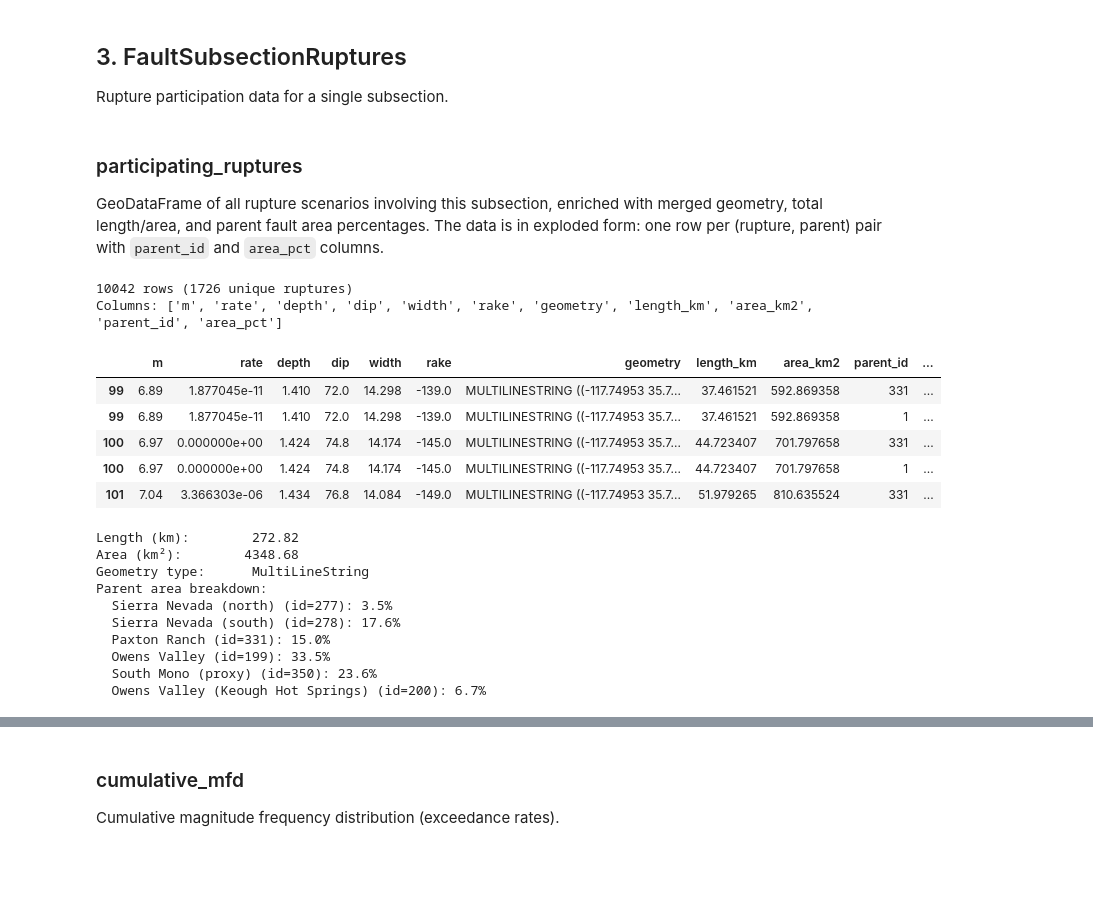
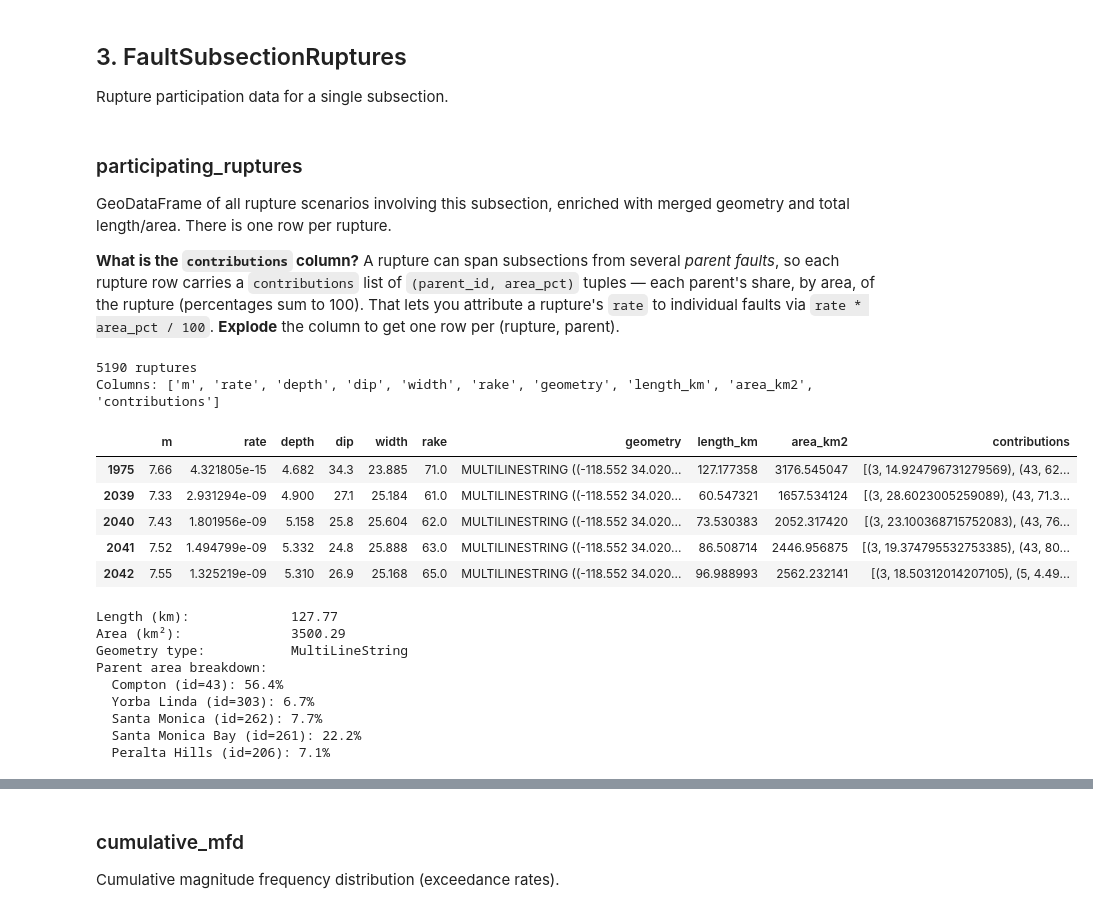
Before and after one commit to asarmy/parserf, a Jupyter notebook: examples/2-subsections.ipynb, the cells around one changed output, grey strips where cells are left out. Drawn from its saved outputs; the diff is of its cells as text; code cells hidden in the pictures; blank space fills up the shorter version.

```diff
--- a/examples/2-subsections.ipynb
+++ b/examples/2-subsections.ipynb
@@ -20,7 +20,8 @@ from parserf import (
     get_nearest_subsection_index,
 )
 # %%
+# Coordinate in southern California (nearest parent fault: Compton)
 ds = FaultModelDataset(FaultModel.NSHMP_2023)
-idx = get_nearest_subsection_index(ds, lat=35.77, lon=-117.60)
+idx = get_nearest_subsection_index(ds, lat=33.85, lon=-118.40)
 print("Nearest subsection index:", idx)
 # %% [output]
@@ -77,47 +105,47 @@ Rupture participation data for a single subsection.
 # %% [markdown]
 ### participating_ruptures
 
-GeoDataFrame of all rupture scenarios involving this subsection, enriched with merged
-geometry, total length/area, and parent fault area percentages. The data is in exploded
-form: one row per (rupture, parent) pair with `parent_id` and `area_pct` columns.
+GeoDataFrame of all rupture scenarios involving this subsection, enriched with merged geometry and
+total length/area. There is one row per rupture.
+
+**What is the `contributions` column?** A rupture can span subsections from several *parent faults*,
+so each rupture row carries a `contributions` list of `(parent_id, area_pct)` tuples — each parent's
+share, by area, of the rupture (percentages sum to 100). That lets you attribute a rupture's `rate`
+to individual faults via `rate * area_pct / 100`. **Explode** the column to get one row per
+(rupture, parent).
 # %%
 rups = sub.ruptures.participating_ruptures
-unique_count = rups.index.nunique()
-print(f"{len(rups)} rows ({unique_count} unique ruptures)")
+print(f"{len(rups)} ruptures")
 print("Columns:", list(rups.columns))
 rups.head()
 # %% [output]
-10042 rows (1726 unique ruptures)
-Columns: ['m', 'rate', 'depth', 'dip', 'width', 'rake', 'geometry', 'length_km', 'area_km2', 'parent_id', 'area_pct']
+5190 ruptures
+Columns: ['m', 'rate', 'depth', 'dip', 'width', 'rake', 'geometry', 'length_km', 'area_km2', 'contributions']
-|  | m | rate | depth | dip | width | rake | geometry | length_km | area_km2 | parent_id | ... |
-| 99 | 6.89 | 1.877045e-11 | 1.410 | 72.0 | 14.298 | -139.0 | MULTILINESTRING ((-117.74953 35.7... | 37.461521 | 592.869358 | 331 | ... |
-| 99 | 6.89 | 1.877045e-11 | 1.410 | 72.0 | 14.298 | -139.0 | MULTILINESTRING ((-117.74953 35.7... | 37.461521 | 592.869358 | 1 | ... |
-| 100 | 6.97 | 0.000000e+00 | 1.424 | 74.8 | 14.174 | -145.0 | MULTILINESTRING ((-117.74953 35.7... | 44.723407 | 701.797658 | 331 | ... |
-| 100 | 6.97 | 0.000000e+00 | 1.424 | 74.8 | 14.174 | -145.0 | MULTILINESTRING ((-117.74953 35.7... | 44.723407 | 701.797658 | 1 | ... |
-| 101 | 7.04 | 3.366303e-06 | 1.434 | 76.8 | 14.084 | -149.0 | MULTILINESTRING ((-117.74953 35.7... | 51.979265 | 810.635524 | 331 | ... |
+|  | m | rate | depth | dip | width | rake | geometry | length_km | area_km2 | contributions |
+| 1975 | 7.66 | 4.321805e-15 | 4.682 | 34.3 | 23.885 | 71.0 | MULTILINESTRING ((-118.552 34.020... | 127.177358 | 3176.545047 | [(3, 14.924796731279569), (43, 62... |
+| 2039 | 7.33 | 2.931294e-09 | 4.900 | 27.1 | 25.184 | 61.0 | MULTILINESTRING ((-118.552 34.020... | 60.547321 | 1657.534124 | [(3, 28.6023005259089), (43, 71.3... |
+| 2040 | 7.43 | 1.801956e-09 | 5.158 | 25.8 | 25.604 | 62.0 | MULTILINESTRING ((-118.552 34.020... | 73.530383 | 2052.317420 | [(3, 23.100368715752083), (43, 76... |
+| 2041 | 7.52 | 1.494799e-09 | 5.332 | 24.8 | 25.888 | 63.0 | MULTILINESTRING ((-118.552 34.020... | 86.508714 | 2446.956875 | [(3, 19.374795532753385), (43, 80... |
+| 2042 | 7.55 | 1.325219e-09 | 5.310 | 26.9 | 25.168 | 65.0 | MULTILINESTRING ((-118.552 34.020... | 96.988993 | 2562.232141 | [(3, 18.50312014207105), (5, 4.49... |
 # %%
-# Examine parent area breakdown for one rupture
-# Get the last unique rupture (may have multiple rows, one per parent)
+# Examine the parent fault contribution for one rupture via its `contributions` list.
 last_rup_idx = rups.index[-1]
-rup_rows = rups.loc[[last_rup_idx]]
-first_row = rup_rows.iloc[0]
-print("Length (km):       ", round(first_row["length_km"], 2))
-print("Area (km²):       ", round(first_row["area_km2"], 2))
-print("Geometry type:     ", first_row["geometry"].geom_type)
+row = rups.loc[last_rup_idx]
+print("Length (km):            ", round(row["length_km"], 2))
+print("Area (km²):             ", round(row["area_km2"], 2))
+print("Geometry type:          ", row["geometry"].geom_type)
 print("Parent area breakdown:")
-for _, r in rup_rows.iterrows():
-    pid = int(r["parent_id"])
+for pid, area_pct in row["contributions"]:
     pname = ds.subsections.loc[ds.subsections["parent_id"] == pid, "parent_name"].iloc[0]
-    print(f"  {pname} (id={pid}): {r['area_pct']:.1f}%")
+    print(f"  {pname} (id={pid}): {area_pct:.1f}%")
 # %% [output]
-Length (km):        272.82
-Area (km²):        4348.68
-Geometry type:      MultiLineString
+Length (km):             127.77
+Area (km²):              3500.29
+Geometry type:           MultiLineString
 Parent area breakdown:
-  Sierra Nevada (north) (id=277): 3.5%
-  Sierra Nevada (south) (id=278): 17.6%
-  Paxton Ranch (id=331): 15.0%
-  Owens Valley (id=199): 33.5%
-  South Mono (proxy) (id=350): 23.6%
-  Owens Valley (Keough Hot Springs) (id=200): 6.7%
+  Compton (id=43): 56.4%
+  Yorba Linda (id=303): 6.7%
+  Santa Monica (id=262): 7.7%
+  Santa Monica Bay (id=261): 22.2%
+  Peralta Hills (id=206): 7.1%
 # %%
```
Also changed, not shown: parts of 12 cells of this notebook, 38 other files.
